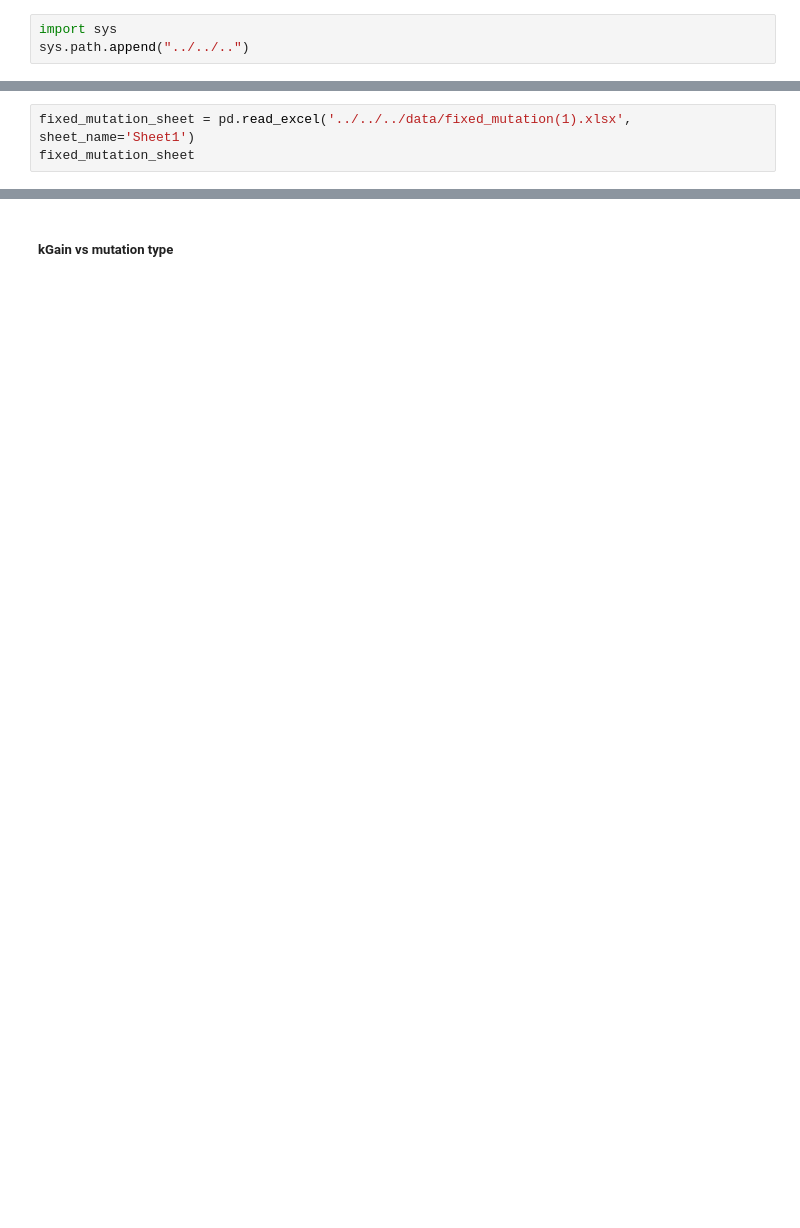
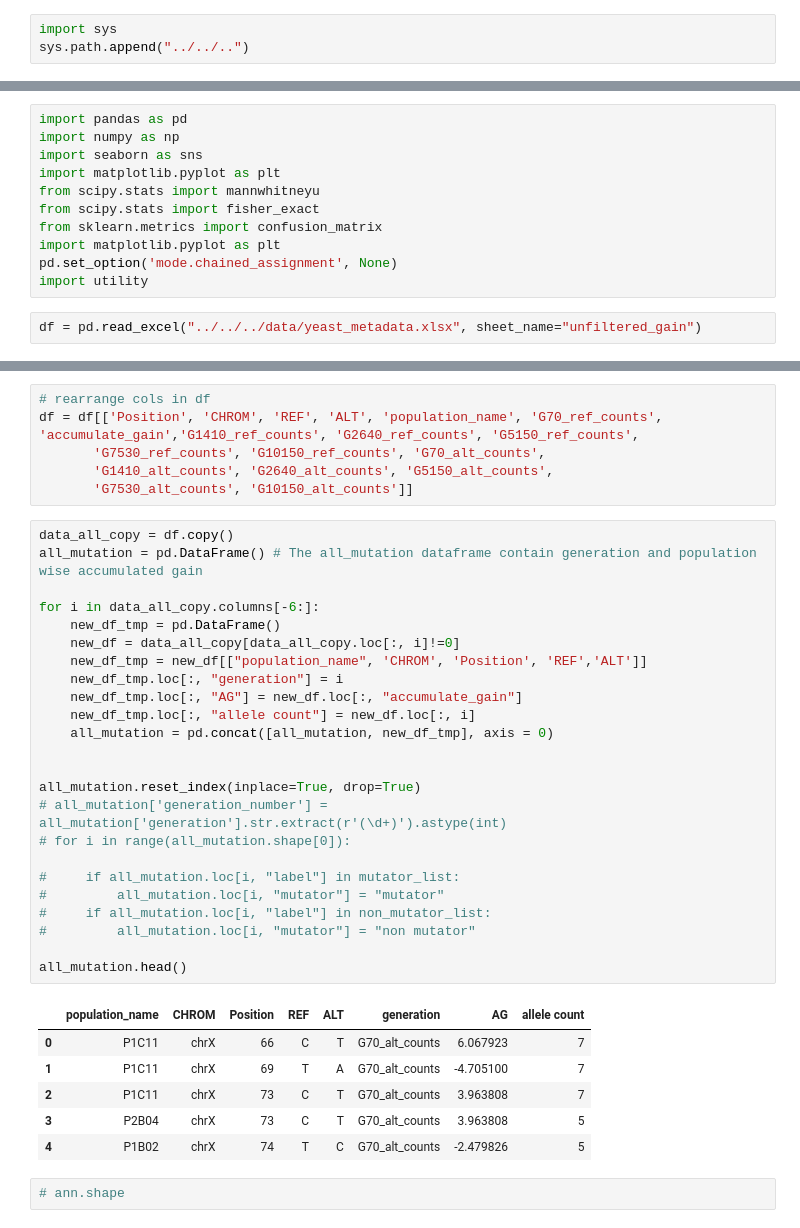
Before and after one commit to cellsemantics/Oligo_Promotion, a Jupyter notebook: figure/main figures/fig7/fig7_7c.ipynb, the cells around one changed output, grey strips where cells are left out. Cells and saved outputs as stored; diff of their text form; blank space fills up the shorter version.

```diff
--- a/figure/main figures/fig7/fig7_7c.ipynb
+++ b/figure/main figures/fig7/fig7_7c.ipynb
@@ -9,3 +15,13 @@ import utility
+# %%
+import pandas as pd
+import numpy as np
+import seaborn as sns
+import matplotlib.pyplot as plt
+from scipy.stats import mannwhitneyu
+from scipy.stats import fisher_exact
+from sklearn.metrics import confusion_matrix
+import matplotlib.pyplot as plt
+pd.set_option('mode.chained_assignment', None)
+import utility
 # %%
-fixed_mutation_sheet = pd.read_excel('../../../data/fixed_mutation(1).xlsx', sheet_name='Sheet1')
-fixed_mutation_sheet
+df = pd.read_excel("../../../data/yeast_metadata.xlsx", sheet_name="unfiltered_gain")
@@ -136,2 +28,39 @@ def custom_figure_axis(ax, fontsize=10, show_ticks = True, rotation=90):
-# %% [markdown]
-##### kGain vs mutation type
+# %%
+# rearrange cols in df
+df = df[['Position', 'CHROM', 'REF', 'ALT', 'population_name', 'G70_ref_counts', 'accumulate_gain','G1410_ref_counts', 'G2640_ref_counts', 'G5150_ref_counts',
+       'G7530_ref_counts', 'G10150_ref_counts', 'G70_alt_counts',
+       'G1410_alt_counts', 'G2640_alt_counts', 'G5150_alt_counts',
+       'G7530_alt_counts', 'G10150_alt_counts']]
+# %%
+data_all_copy = df.copy()
+all_mutation = pd.DataFrame() # The all_mutation dataframe contain generation and population wise accumulated gain
+
+for i in data_all_copy.columns[-6:]:
+    new_df_tmp = pd.DataFrame()
+    new_df = data_all_copy[data_all_copy.loc[:, i]!=0]
+    new_df_tmp = new_df[["population_name", 'CHROM', 'Position', 'REF','ALT']]
+    new_df_tmp.loc[:, "generation"] = i
+    new_df_tmp.loc[:, "AG"] = new_df.loc[:, "accumulate_gain"]
+    new_df_tmp.loc[:, "allele count"] = new_df.loc[:, i]
+    all_mutation = pd.concat([all_mutation, new_df_tmp], axis = 0)
+
+
+all_mutation.reset_index(inplace=True, drop=True)
+# all_mutation['generation_number'] = all_mutation['generation'].str.extract(r'(\d+)').astype(int)
+# for i in range(all_mutation.shape[0]):
+
+#     if all_mutation.loc[i, "label"] in mutator_list:
+#         all_mutation.loc[i, "mutator"] = "mutator"
+#     if all_mutation.loc[i, "label"] in non_mutator_list:
+#         all_mutation.loc[i, "mutator"] = "non mutator"
+
+all_mutation.head()
+# %% [output]
+|  | population_name | CHROM | Position | REF | ALT | generation | AG | allele count |
+| 0 | P1C11 | chrX | 66 | C | T | G70_alt_counts | 6.067923 | 7 |
+| 1 | P1C11 | chrX | 69 | T | A | G70_alt_counts | -4.705100 | 7 |
+| 2 | P1C11 | chrX | 73 | C | T | G70_alt_counts | 3.963808 | 7 |
+| 3 | P2B04 | chrX | 73 | C | T | G70_alt_counts | 3.963808 | 5 |
+| 4 | P1B02 | chrX | 74 | T | C | G70_alt_counts | -2.479826 | 5 |
+# %%
+# ann.shape
```
Also changed, not shown: parts of 23 cells of this notebook.
